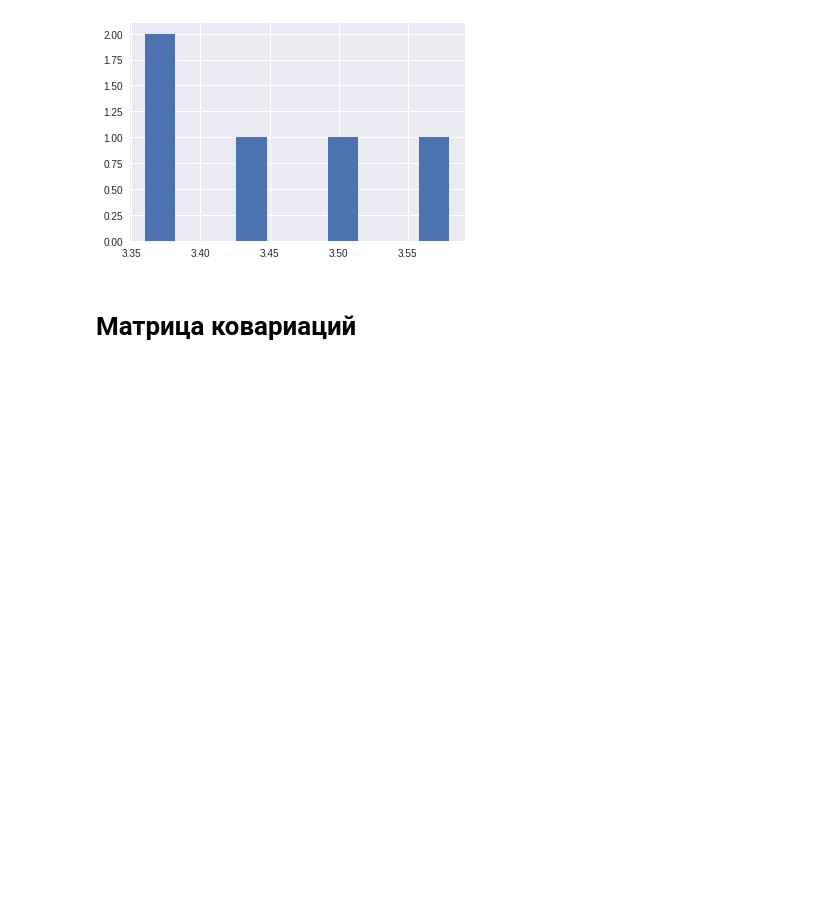
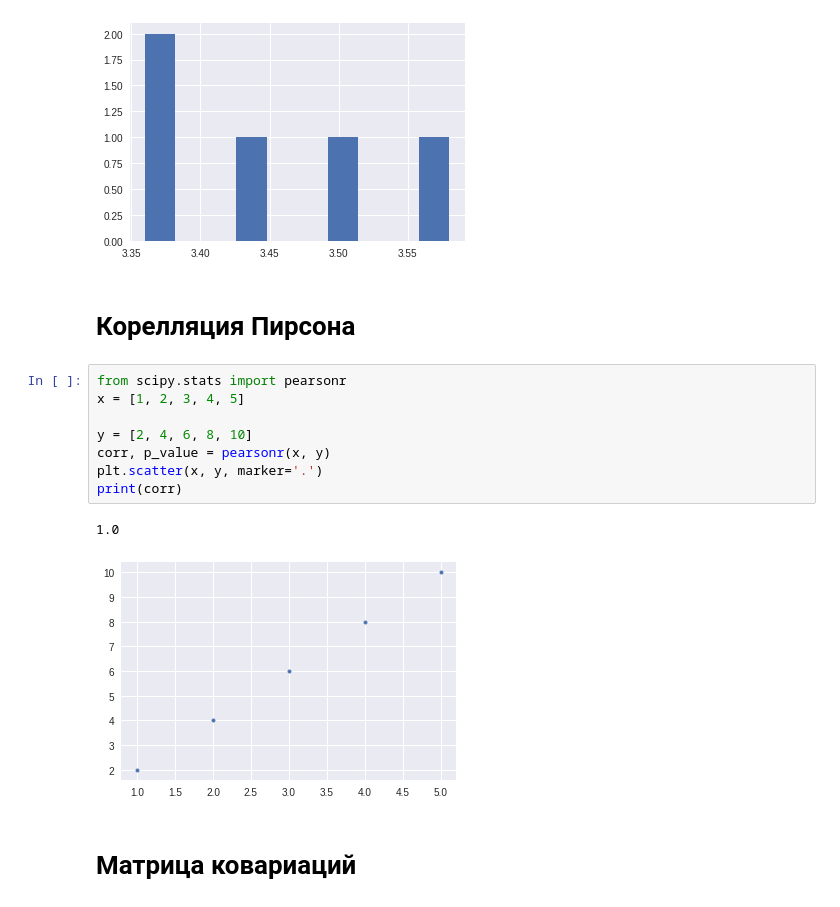
Before and after one commit to yustiks/statistics_in_python, a Jupyter notebook: stochastic_variables.ipynb, the cells around one changed output. Saved outputs shown, nothing was run; the diff lists cells and outputs as text; blank space fills up the shorter version.

```diff
--- a/stochastic_variables.ipynb
+++ b/stochastic_variables.ipynb
@@ -126,6 +128,19 @@ plt.hist(sampleMeans)
 plt.show()
 # %% [output]
 [figure]
+# %% [markdown]
+# Корелляция Пирсона
+# %%
+from scipy.stats import pearsonr
+x = [1, 2, 3, 4, 5]
+
+y = [2, 4, 6, 8, 10]
+corr, p_value = pearsonr(x, y)
+plt.scatter(x, y, marker='.')
+print(corr)
+# %% [output]
+1.0
+[figure, added]
 # %% [markdown]
 # Матрица ковариаций
 # %%
```
Also changed, not shown: parts of 1 cell of this notebook.
